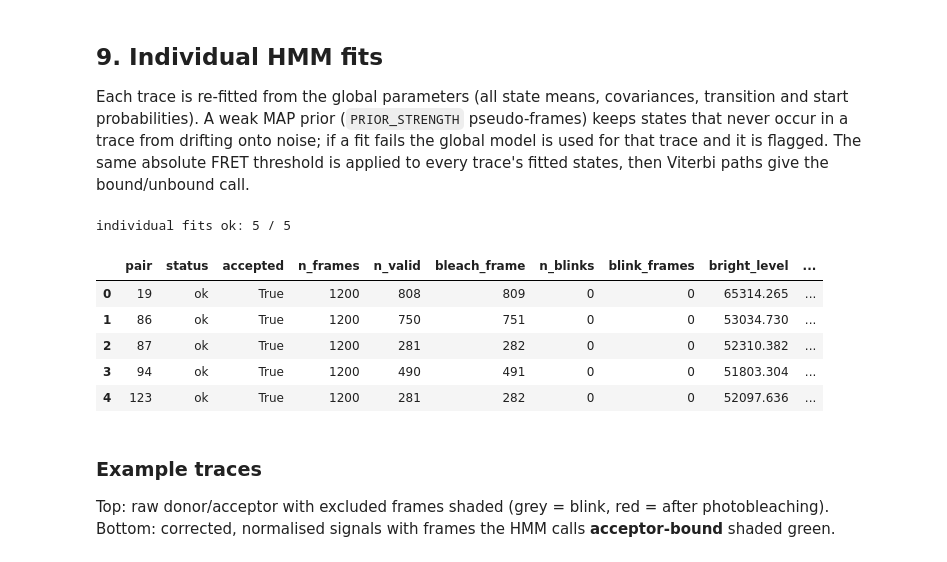
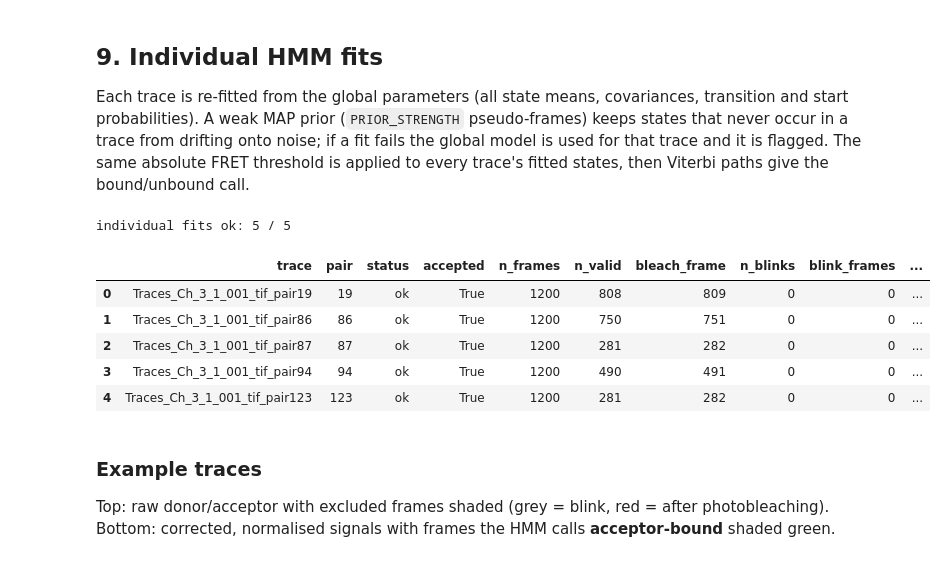
Before and after one commit to emc2emc2/20261001-FRET-colocalization, a Jupyter notebook: smfret_hmm_pipeline.ipynb, the cells around one changed output. Cells and saved outputs as stored; diff of their text form; code cells hidden in the pictures.

```diff
--- a/smfret_hmm_pipeline.ipynb
+++ b/smfret_hmm_pipeline.ipynb
@@ -682,7 +690,7 @@ pps = [F.detect_photophysics(t.D, t.A, dark_fraction=DARK_FRACTION, min_drop=MIN
 accepted = [p.status != "no_signal" and p.valid.sum() >= MIN_VALID_FRAMES for p in pps]
 
 qc = pd.DataFrame([dict(
-    pair=t.pair, status=p.status, accepted=ok, n_frames=t.n_frames, n_valid=int(p.valid.sum()),
+    trace=t.name, pair=t.pair, status=p.status, accepted=ok, n_frames=t.n_frames, n_valid=int(p.valid.sum()),
     bleach_frame=p.bleach_frame, n_blinks=len(p.blinks),
     blink_frames=int(sum(e - s for s, e in p.blinks)), bright_level=p.bright_level, noise=p.noise)
     for t, p, ok in zip(traces, pps, accepted)])
@@ -813,48 +821,48 @@ frame_tables, bound_paths, trace_rows, indiv_states = [], [], [], []
 for n in norm:
     t, p = n["trace"], n["pp"]
     Xs = [np.column_stack([n["Dn"][s:e], n["An"][s:e]]) for s, e in n["segs"]]
     if not Xs:
-        trace_rows.append(dict(pair=t.pair, fit_ok=False, n_fit_frames=0))
+        trace_rows.append(dict(trace=t.name, fit_ok=False, n_fit_frames=0))
         continue
     L = [len(x) for x in Xs]
     model, ok = F.fit_individual_hmm(np.vstack(Xs), L, g, prior_strength=PRIOR_STRENGTH,
                                      n_iter=INDIVIDUAL_MAX_ITER)
     sE = F.state_fret(model.means_)
     bound_state = sE > E_THR
     paths = F.viterbi_segments(model, np.vstack(Xs), L)
     pos = 0
     for (s, e), x in zip(n["segs"], Xs):
         st = paths[pos:pos + len(x)]
         pos += len(x)
         b = bound_state[st]
-        bound_paths.append((f"pair{t.pair}", s, b))
+        bound_paths.append((t.name, s, b))
         frame_tables.append(pd.DataFrame(dict(
-            pair=t.pair, frame=np.arange(s, e), Dn=x[:, 0], An=x[:, 1], FRET=F.frame_fret(x[:, 0], x[:, 1]),
+            trace=t.name, pair=t.pair, frame=np.arange(s, e), Dn=x[:, 0], An=x[:, 1], FRET=F.frame_fret(x[:, 0], x[:, 1]),
             state=st, state_FRET=sE[st], bound=b)))
     for k in range(N_STATES):
-        indiv_states.append(dict(pair=t.pair, state=k, FRET=sE[k], occupancy=float(np.mean(np.concatenate(
+        indiv_states.append(dict(trace=t.name, pair=t.pair, state=k, FRET=sE[k], occupancy=float(np.mean(np.concatenate(
             [paths[sum(L[:i]):sum(L[:i + 1])] for i in range(len(L))]) == k))))
-    trace_rows.append(dict(pair=t.pair, fit_ok=ok, n_fit_frames=int(sum(L))))
+    trace_rows.append(dict(trace=t.name, fit_ok=ok, n_fit_frames=int(sum(L))))
 
 frames = pd.concat(frame_tables, ignore_index=True)
 dwells = F.extract_dwells(bound_paths)
 
-summary = qc[qc.accepted].reset_index(drop=True).merge(pd.DataFrame(trace_rows), on="pair", how="left")
+summary = qc[qc.accepted].reset_index(drop=True).merge(pd.DataFrame(trace_rows), on="trace", how="left")
 summary["mean_total_counts"] = [n["mean_total"] for n in norm]
-per_trace = frames.groupby("pair").agg(bound_frames=("bound", "sum"), frames_fit=("bound", "size"))
-summary = summary.merge(per_trace, on="pair", how="left")
-summary["n_bound_events"] = summary.pair.map(dwells[dwells.bound].groupby(dwells.trace.str.replace("pair", "").astype(int)).size()).fillna(0).astype(int)
+per_trace = frames.groupby("trace").agg(bound_frames=("bound", "sum"), frames_fit=("bound", "size"))
+summary = summary.merge(per_trace, on="trace", how="left")
+summary["n_bound_events"] = summary.trace.map(dwells[dwells.bound].groupby("trace").size()).fillna(0).astype(int)
 summary["bound_fraction"] = summary.bound_frames / summary.frames_fit
 print(f"individual fits ok: {int(summary.fit_ok.sum())} / {len(summary)}")
 summary.round(3)
 # %% [output]
 individual fits ok: 5 / 5
-|  | pair | status | accepted | n_frames | n_valid | bleach_frame | n_blinks | blink_frames | bright_level | ... |
-| 0 | 19 | ok | True | 1200 | 808 | 809 | 0 | 0 | 65314.265 | ... |
-| 1 | 86 | ok | True | 1200 | 750 | 751 | 0 | 0 | 53034.730 | ... |
-| 2 | 87 | ok | True | 1200 | 281 | 282 | 0 | 0 | 52310.382 | ... |
-| 3 | 94 | ok | True | 1200 | 490 | 491 | 0 | 0 | 51803.304 | ... |
-| 4 | 123 | ok | True | 1200 | 281 | 282 | 0 | 0 | 52097.636 | ... |
+|  | trace | pair | status | accepted | n_frames | n_valid | bleach_frame | n_blinks | blink_frames | ... |
+| 0 | Traces_Ch_3_1_001_tif_pair19 | 19 | ok | True | 1200 | 808 | 809 | 0 | 0 | ... |
+| 1 | Traces_Ch_3_1_001_tif_pair86 | 86 | ok | True | 1200 | 750 | 751 | 0 | 0 | ... |
+| 2 | Traces_Ch_3_1_001_tif_pair87 | 87 | ok | True | 1200 | 281 | 282 | 0 | 0 | ... |
+| 3 | Traces_Ch_3_1_001_tif_pair94 | 94 | ok | True | 1200 | 490 | 491 | 0 | 0 | ... |
+| 4 | Traces_Ch_3_1_001_tif_pair123 | 123 | ok | True | 1200 | 281 | 282 | 0 | 0 | ... |
 # %% [markdown]
 ### Example traces
 Top: raw donor/acceptor with excluded frames shaded (grey = blink, red = after photobleaching).
```
Also changed, not shown: parts of 7 cells of this notebook.
